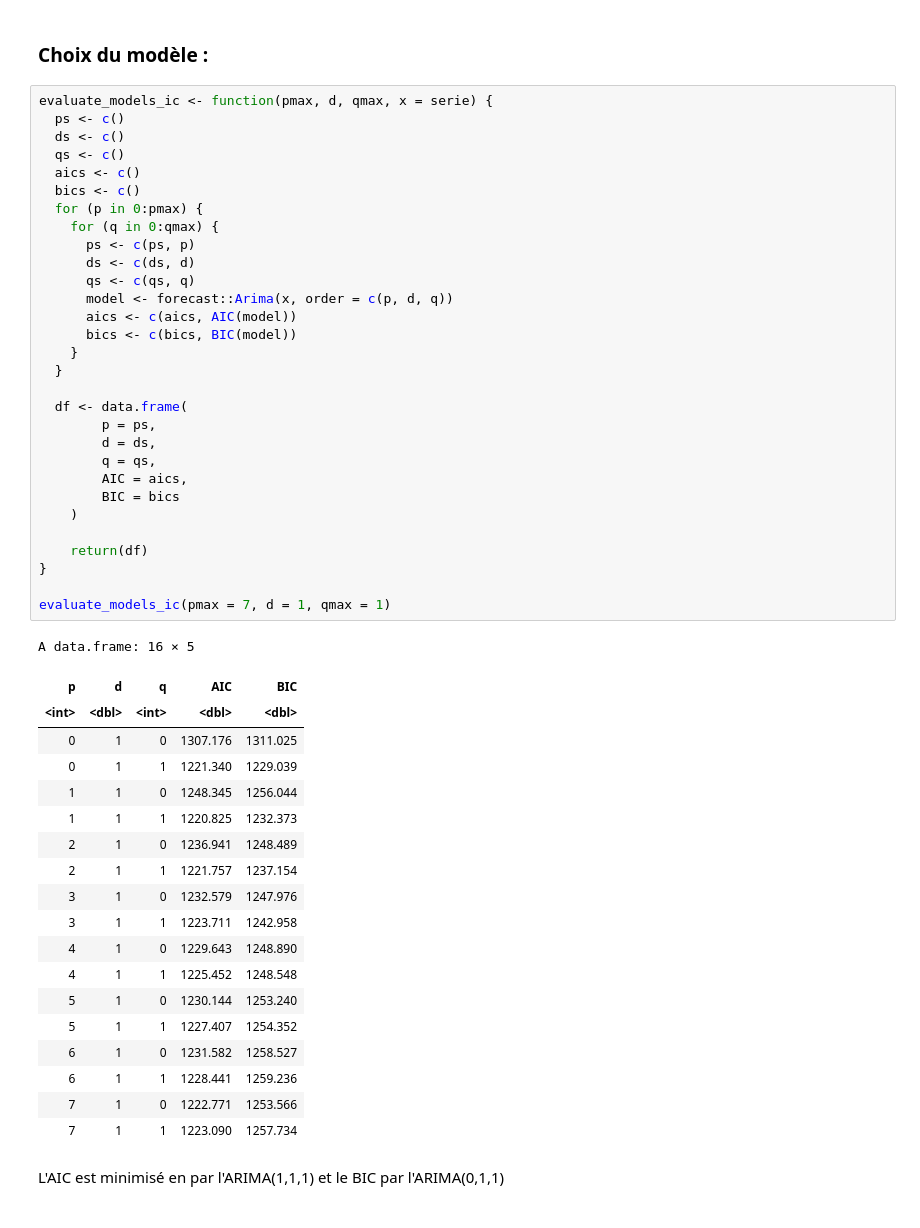
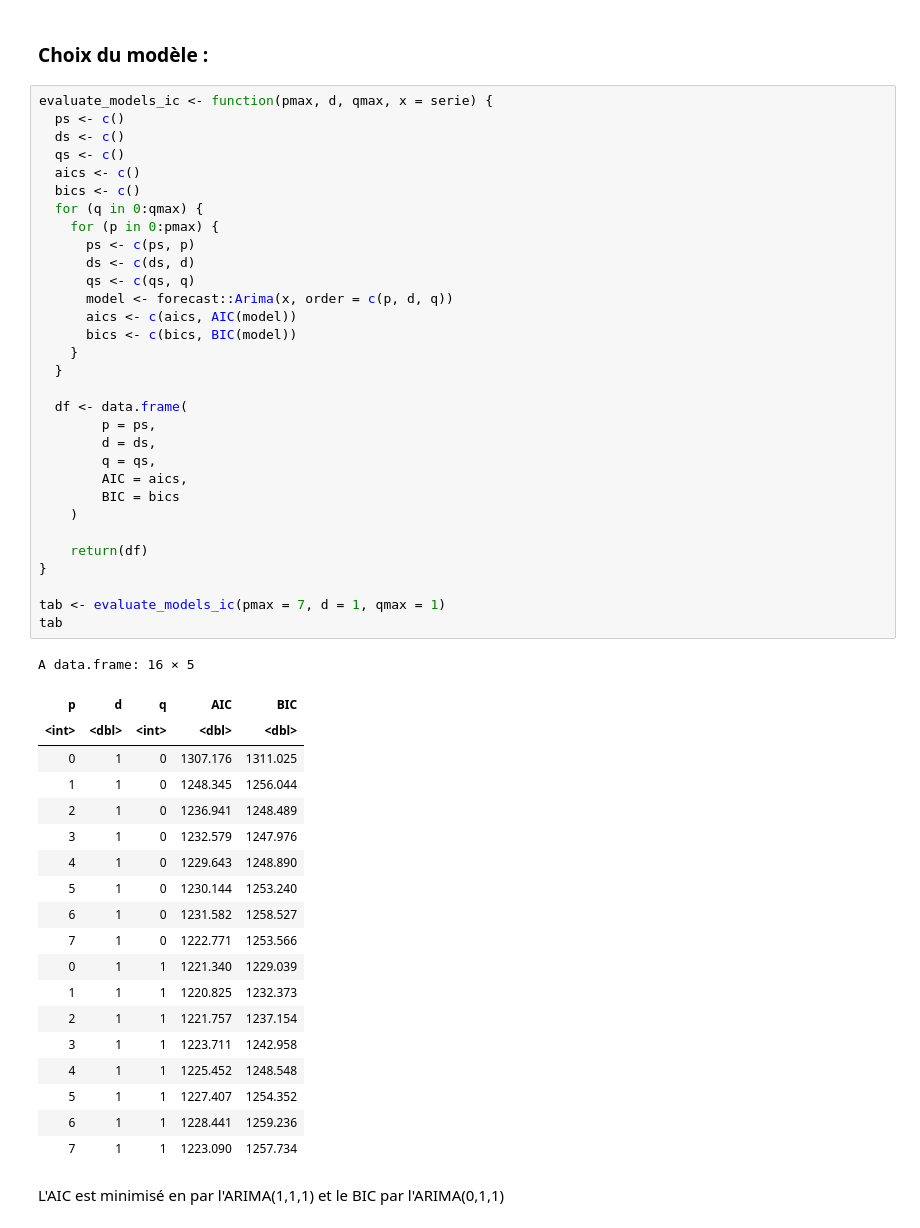
Before and after one commit to kouame1999/Projet_serie-temporelle, a Jupyter notebook: code.ipynb, the cells around one changed output. Drawn from its saved outputs; the diff is of its cells as text.

```diff
--- a/code.ipynb
+++ b/code.ipynb
@@ -168,50 +167,51 @@ evaluate_models_ic <- function(pmax, d, qmax, x = serie) {
   ps <- c()
   ds <- c()
   qs <- c()
   aics <- c()
   bics <- c()
-  for (p in 0:pmax) {
-    for (q in 0:qmax) {
+  for (q in 0:qmax) {
+    for (p in 0:pmax) {
       ps <- c(ps, p)
       ds <- c(ds, d)
       qs <- c(qs, q)
       model <- forecast::Arima(x, order = c(p, d, q))
       aics <- c(aics, AIC(model))
       bics <- c(bics, BIC(model))
     }
   }
 
   df <- data.frame(
         p = ps,
         d = ds,
         q = qs,
         AIC = aics,
         BIC = bics
     )
 
     return(df)
 }
 
-evaluate_models_ic(pmax = 7, d = 1, qmax = 1)
+tab <- evaluate_models_ic(pmax = 7, d = 1, qmax = 1)
+tab
 # %% [output]
 A data.frame: 16 × 5
 | p | d | q | AIC | BIC |
 | <int> | <dbl> | <int> | <dbl> | <dbl> |
 | 0 | 1 | 0 | 1307.176 | 1311.025 |
+| 1 | 1 | 0 | 1248.345 | 1256.044 |
+| 2 | 1 | 0 | 1236.941 | 1248.489 |
+| 3 | 1 | 0 | 1232.579 | 1247.976 |
+| 4 | 1 | 0 | 1229.643 | 1248.890 |
+| 5 | 1 | 0 | 1230.144 | 1253.240 |
+| 6 | 1 | 0 | 1231.582 | 1258.527 |
+| 7 | 1 | 0 | 1222.771 | 1253.566 |
 | 0 | 1 | 1 | 1221.340 | 1229.039 |
-| 1 | 1 | 0 | 1248.345 | 1256.044 |
 | 1 | 1 | 1 | 1220.825 | 1232.373 |
-| 2 | 1 | 0 | 1236.941 | 1248.489 |
 | 2 | 1 | 1 | 1221.757 | 1237.154 |
-| 3 | 1 | 0 | 1232.579 | 1247.976 |
 | 3 | 1 | 1 | 1223.711 | 1242.958 |
-| 4 | 1 | 0 | 1229.643 | 1248.890 |
 | 4 | 1 | 1 | 1225.452 | 1248.548 |
-| 5 | 1 | 0 | 1230.144 | 1253.240 |
 | 5 | 1 | 1 | 1227.407 | 1254.352 |
-| 6 | 1 | 0 | 1231.582 | 1258.527 |
 | 6 | 1 | 1 | 1228.441 | 1259.236 |
-| 7 | 1 | 0 | 1222.771 | 1253.566 |
 | 7 | 1 | 1 | 1223.090 | 1257.734 |
 # %% [markdown]
 L'AIC est minimisé en par l'ARIMA(1,1,1) et le BIC par l'ARIMA(0,1,1)
```
Also changed, not shown: parts of 15 cells of this notebook, 1 other file.
